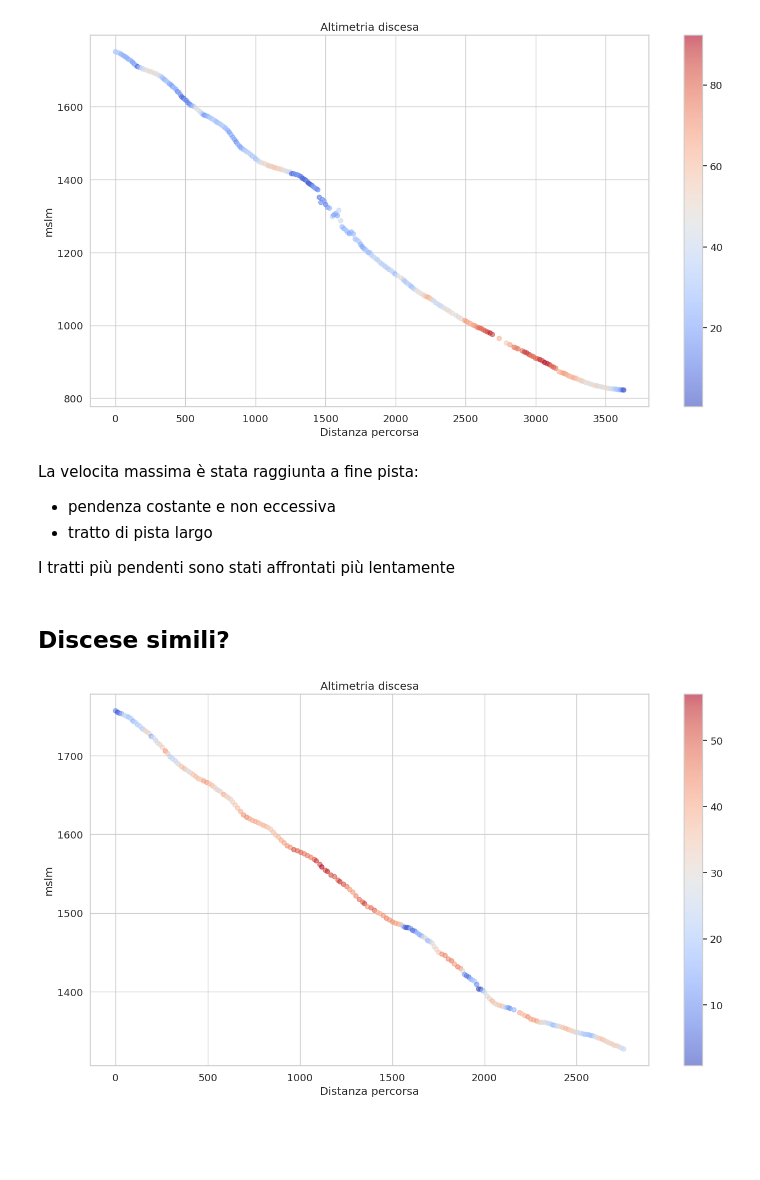
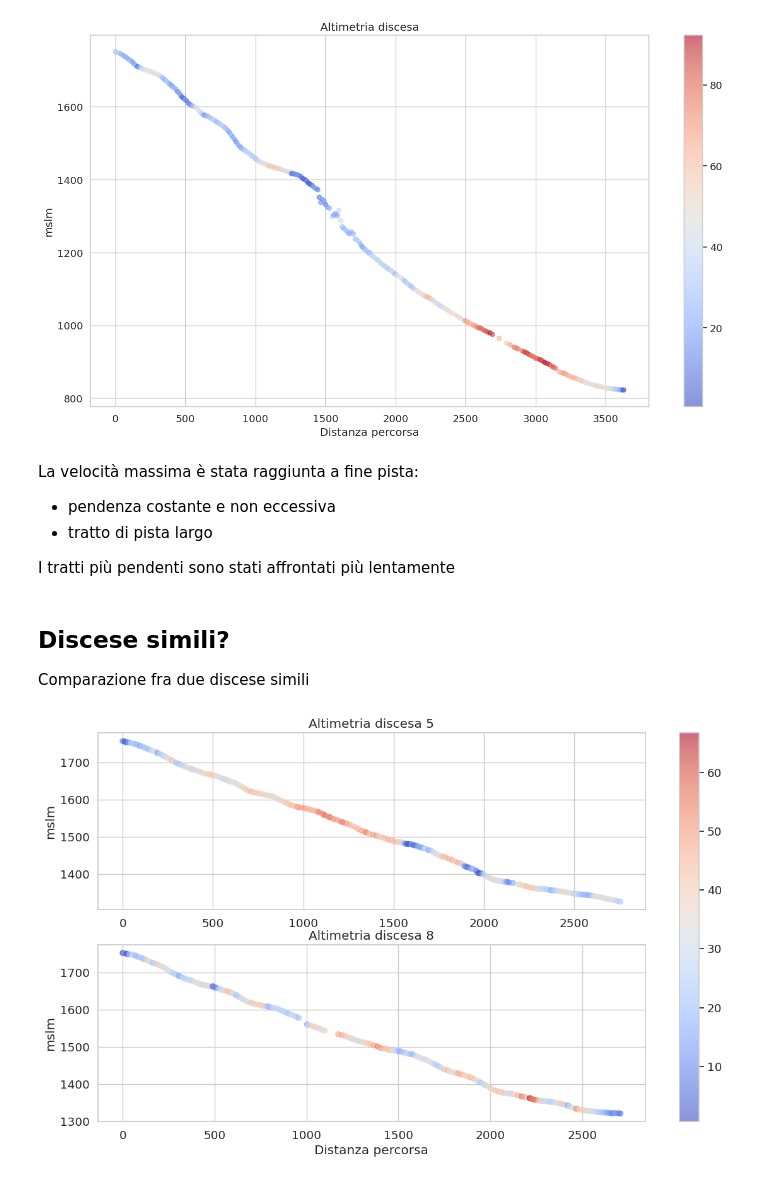
Before and after one commit to thomasmassarutto/DataSlopes, a Jupyter notebook: DataSlopes.ipynb, the cells around one changed output. Saved outputs shown, nothing was run; the diff lists cells and outputs as text; code cells hidden in the pictures; blank space fills up the shorter version.

Commit message:
comparazione discese

```diff
--- a/DataSlopes.ipynb
+++ b/DataSlopes.ipynb
@@ -840,13 +827,15 @@ plt.show()
 # %% [output]
 [figure]
 # %% [markdown]
-La velocita massima è stata raggiunta a fine pista:
+La velocità massima è stata raggiunta a fine pista:
 - pendenza costante e non eccessiva
 - tratto di pista largo
 
 I tratti più pendenti sono stati affrontati più lentamente
 # %% [markdown]
 ## Discese simili?
+
+Comparazione fra due discese simili
 # %%
 ## analisi discesa 5 vs 8
 
@@ -875,31 +864,46 @@ gdf1_discesa_8['time_from_start']= gdf1_discesa_8['time_from_start'] -  gdf1_dis
 
 ## calcolo velocita medie fino ad ogni punto nelle discesa
 gdf1_discesa_8['velocita'] = (gdf1_discesa_8['distanza_percorsa_da_inizio'] / gdf1_discesa_8['time_from_start']) * 3.6
+
+
+## normalizzazione velocita per scala colori
+vmin = min(gdf1_discesa_5["velocita_kmh"].min(), gdf1_discesa_8["velocita_kmh"].min())
+vmax = max(gdf1_discesa_5["velocita_kmh"].max(), gdf1_discesa_8["velocita_kmh"].max())
 # %%
-f, ax = plt.subplots(1, 1, figsize=safe_image_size)
+f, axs = plt.subplots(2, 1, figsize=(safe_image_size))
 
-ax.set_title("Altimetria discesa")
-
-sc = ax.scatter(
-    gdf1_discesa_5["distanza_percorsa_da_inizio"],
-    gdf1_discesa_5["altitudine"],
+axs[0].set_title("Altimetria discesa 5")
+sc0 = axs[0].scatter(
+    x=gdf1_discesa_5["distanza_percorsa_da_inizio"],
+    y=gdf1_discesa_5["altitudine"],
     c=gdf1_discesa_5["velocita_kmh"],
     cmap=cmap,
-    alpha=0.6
+    alpha=0.6,
+    vmin=vmin,
+    vmax=vmax
 )
+axs[0].set_ylabel("mslm")
 
-ax.set_ylabel("mslm")
-ax.set_xlabel("Distanza percorsa")
+axs[1].set_title("Altimetria discesa 8")
+sc1 = axs[1].scatter(
+    x=gdf1_discesa_8["distanza_percorsa_da_inizio"],
+    y=gdf1_discesa_8["altitudine"],
+    c=gdf1_discesa_8["velocita_kmh"],
+    cmap=cmap,
+    alpha=0.6,
+    vmin=vmin,
+    vmax=vmax
+)
+axs[1].set_ylabel("mslm")
+axs[1].set_xlabel("Distanza percorsa")
 
-plt.colorbar(
-    mappable=sc,
-    ax=ax
-    )
+f.colorbar(sc0,
+           ax=axs)
 
-plt.tight_layout()
+#plt.tight_layout()
 plt.show()
 # %% [output]
-[figure, old version]
+[figure, new version]
 # %%
 f, ax = plt.subplots(1, 1, figsize=safe_image_size)
 
```
Also changed, not shown: parts of 4 cells of this notebook, 2 other files.
